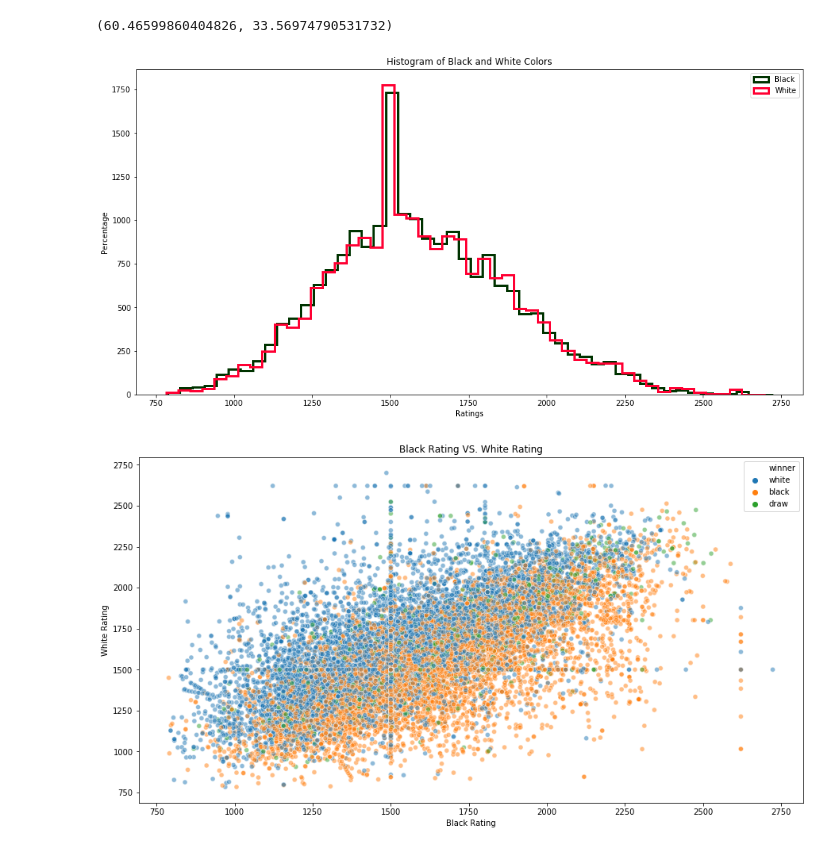
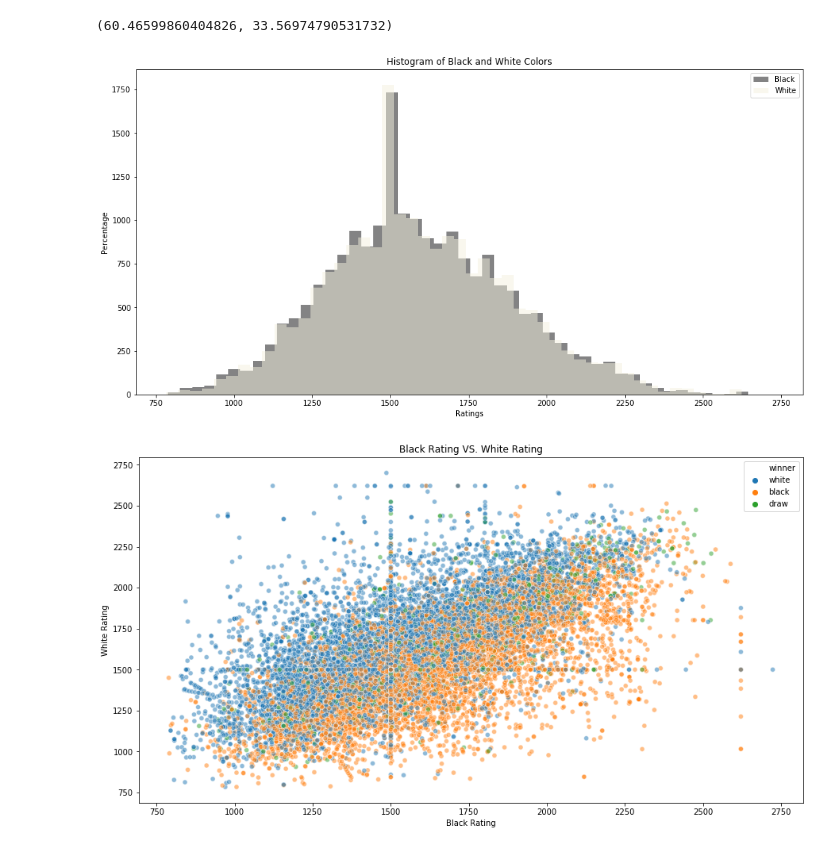
Before and after one commit to SoroushGhaderi/Lichess_Data_Analysis, a Jupyter notebook: Chess_Data_Analysis.ipynb, the cells around one changed output. Cells and saved outputs as stored; diff of their text form; code cells hidden in the pictures.

Commit message:
save all figures

```diff
--- a/Chess_Data_Analysis.ipynb
+++ b/Chess_Data_Analysis.ipynb
@@ -89,16 +89,17 @@ statistics_summary(chess, "turns")
 # %%
 plt.figure(figsize= (16, 8))
 sns.distplot(chess["black_rating"], color= "#003300", kde= False,\
-             hist_kws={"histtype": "step", "linewidth": 3,"alpha": 1, "color": "#003300"})
+             hist_kws={"linewidth": 3,"alpha": 0.5, "color": "#08080B"})
 sns.distplot(chess["white_rating"], color= "#FF0033", kde= False,\
-             hist_kws={"histtype": "step", "linewidth": 3,"alpha": 1, "color": "#FF0033"})
+             hist_kws={"linewidth": 3,"alpha": 0.5, "color": "#F4F1DE"})
 plt.legend(["Black", "White"])
 plt.xlabel("Ratings")
 plt.ylabel("Percentage")
 plt.title("Histogram of Black and White Colors")
+plt.savefig("figures/Histogram_of_black_and_white.png", dpi= 600, transparent= True)
 plt.show()
 # %% [output]
-[figure, old version]
+[figure, new version]
 # %%
 plt.figure(figsize= (15, 8))
 sns.scatterplot(x= "black_rating", y= "white_rating", data= chess, hue= "winner", alpha= .5)
```
Also changed, not shown: parts of 7 cells of this notebook, 8 other files.
